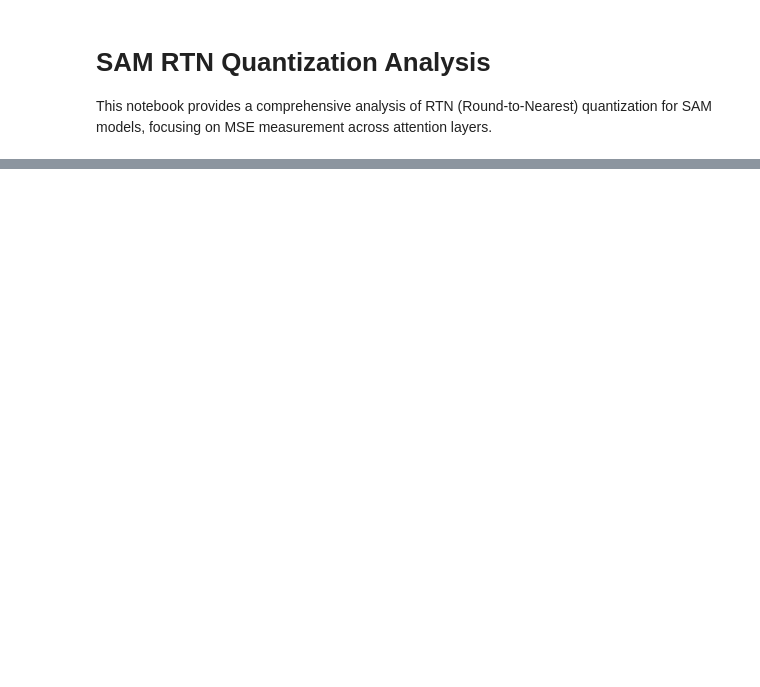
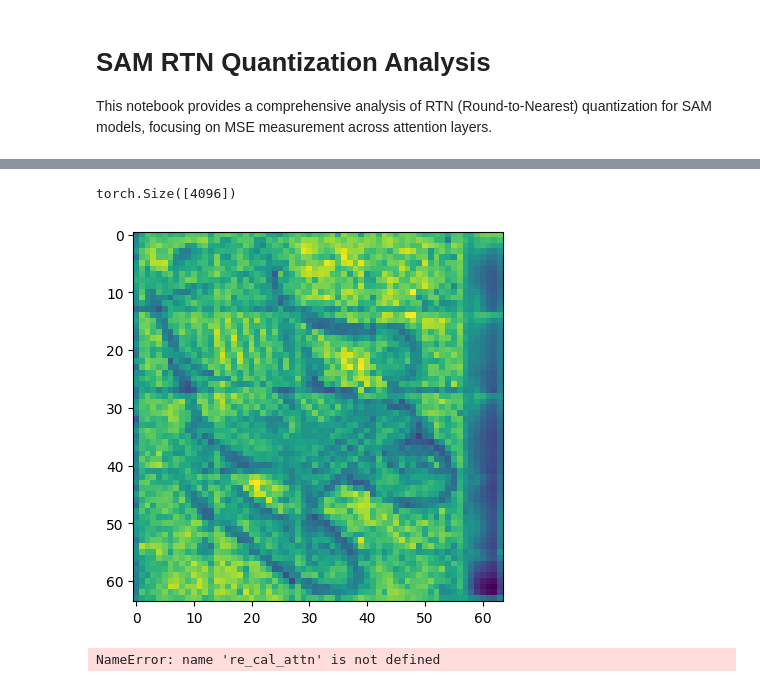
Before and after one commit to hchautran/SAM_Quantization, a Jupyter notebook: encoder.ipynb, the cells around one changed output, grey strips where cells are left out. Saved outputs shown, nothing was run; the diff lists cells and outputs as text; code cells hidden in the pictures; blank space fills up the shorter version.

```diff
--- a/encoder.ipynb
+++ b/encoder.ipynb
@@ -27,0 +161,12 @@ from segment_anything.modeling.image_encoder import (
+# %%
+energy_scores =cal_energy(torch.from_numpy(q))
+plt.imshow(energy_scores.reshape(64,64))
+print(energy_scores.shape)
+# %% [output]
+torch.Size([4096])
+[figure, added]
+# %%
+ori_attn.shape
+re_cal_attn.shape
+# %% [output]
+NameError: name 're_cal_attn' is not defined
```
Also changed, not shown: parts of 9 cells of this notebook, 3 other files.
